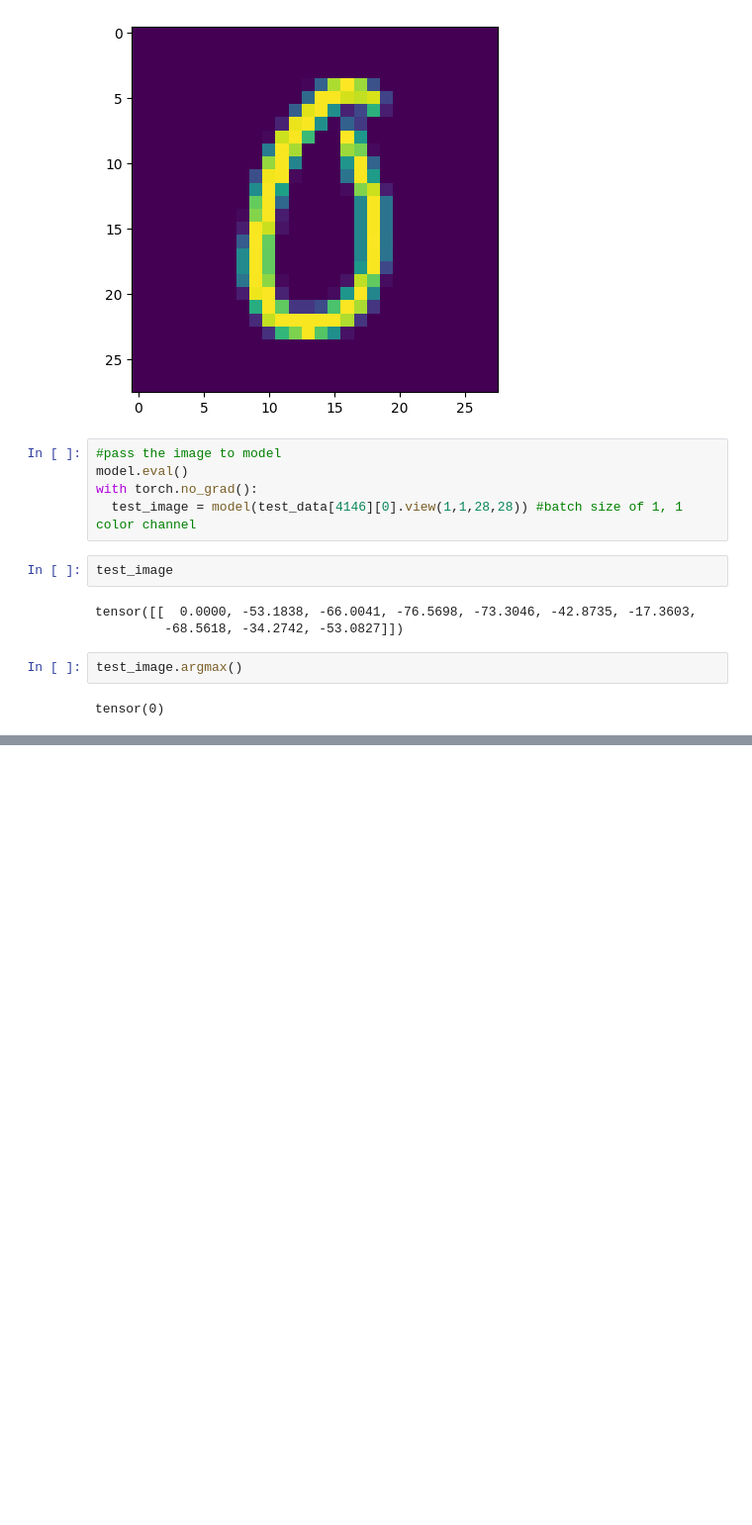
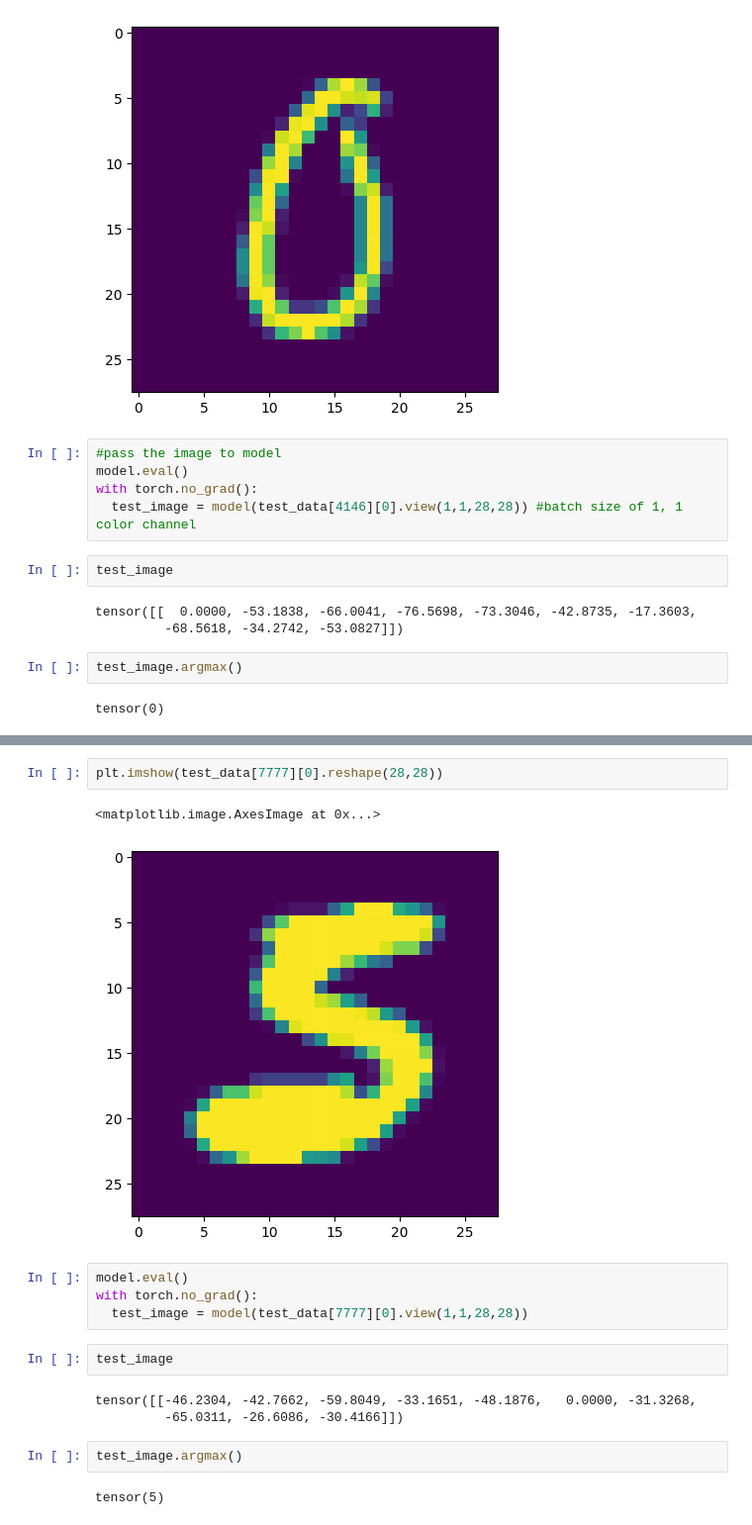
Before and after one commit to sanu00007/Deep_Learning, a Jupyter notebook: CNN_PRACTICE.ipynb, the cells around one changed output, grey strips where cells are left out. Shown: that part at 99% size. Cells and saved outputs as stored; diff of their text form; blank space fills up the shorter version.

```diff
--- a/CNN_PRACTICE.ipynb
+++ b/CNN_PRACTICE.ipynb
@@ -365,0 +426,18 @@ tensor(0)
+# %%
+plt.imshow(test_data[7777][0].reshape(28,28))
+# %% [output]
+<matplotlib.image.AxesImage at 0x...>
+[figure, added]
+# %%
+model.eval()
+with torch.no_grad():
+  test_image = model(test_data[7777][0].view(1,1,28,28))
+# %%
+test_image
+# %% [output]
+tensor([[-46.2304, -42.7662, -59.8049, -33.1651, -48.1876,   0.0000, -31.3268,
+         -65.0311, -26.6086, -30.4166]])
+# %%
+test_image.argmax()
+# %% [output]
+tensor(5)
```
Also changed, not shown: parts of 3 cells of this notebook.
